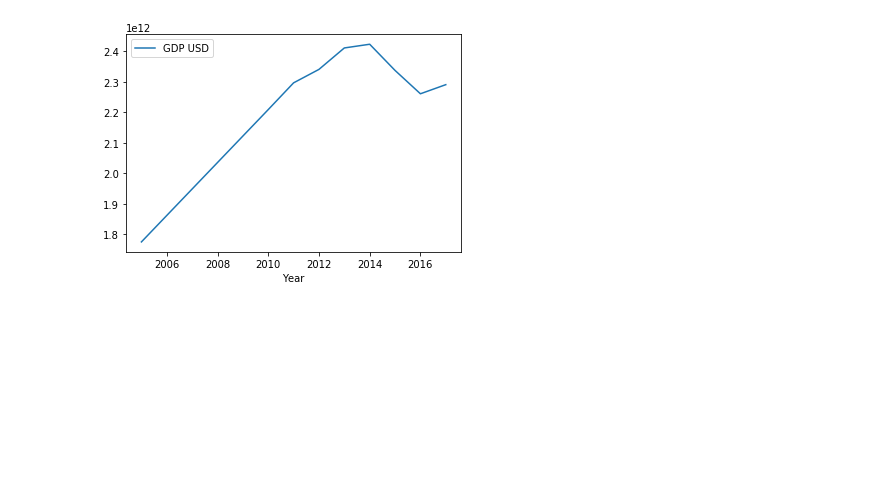
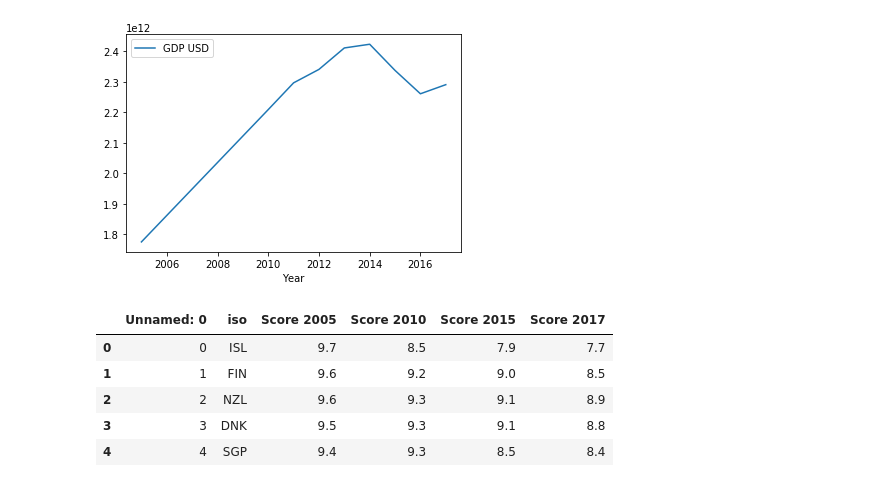
Before and after one commit to matheusgratz/world_bank_vs_human_development_project_1, a Jupyter notebook: merge_wb_hdev.ipynb, the cells around one changed output. Saved outputs shown, nothing was run; the diff lists cells and outputs as text; code cells hidden in the pictures; blank space fills up the shorter version.

```diff
--- a/merge_wb_hdev.ipynb
+++ b/merge_wb_hdev.ipynb
@@ -84,3 +84,14 @@ country_df.plot(kind='line', x='Year', y=['GDP USD'])
 # %% [output]
 <matplotlib.axes._subplots.AxesSubplot at 0x...>
 [figure]
+# %%
+filepath_cpi = "CorruptionPy/CPI_DATA/CPI_final_data.csv"
+filepath_cpi = pd.read_csv(filepath_cpi)
+filepath_cpi.head()
+# %% [output]
+|  | Unnamed: 0 | iso | Score 2005 | Score 2010 | Score 2015 | Score 2017 |
+| 0 | 0 | ISL | 9.7 | 8.5 | 7.9 | 7.7 |
+| 1 | 1 | FIN | 9.6 | 9.2 | 9.0 | 8.5 |
+| 2 | 2 | NZL | 9.6 | 9.3 | 9.1 | 8.9 |
+| 3 | 3 | DNK | 9.5 | 9.3 | 9.1 | 8.8 |
+| 4 | 4 | SGP | 9.4 | 9.3 | 8.5 | 8.4 |
```
Also changed, not shown: parts of 3 cells of this notebook, 2 other files.
